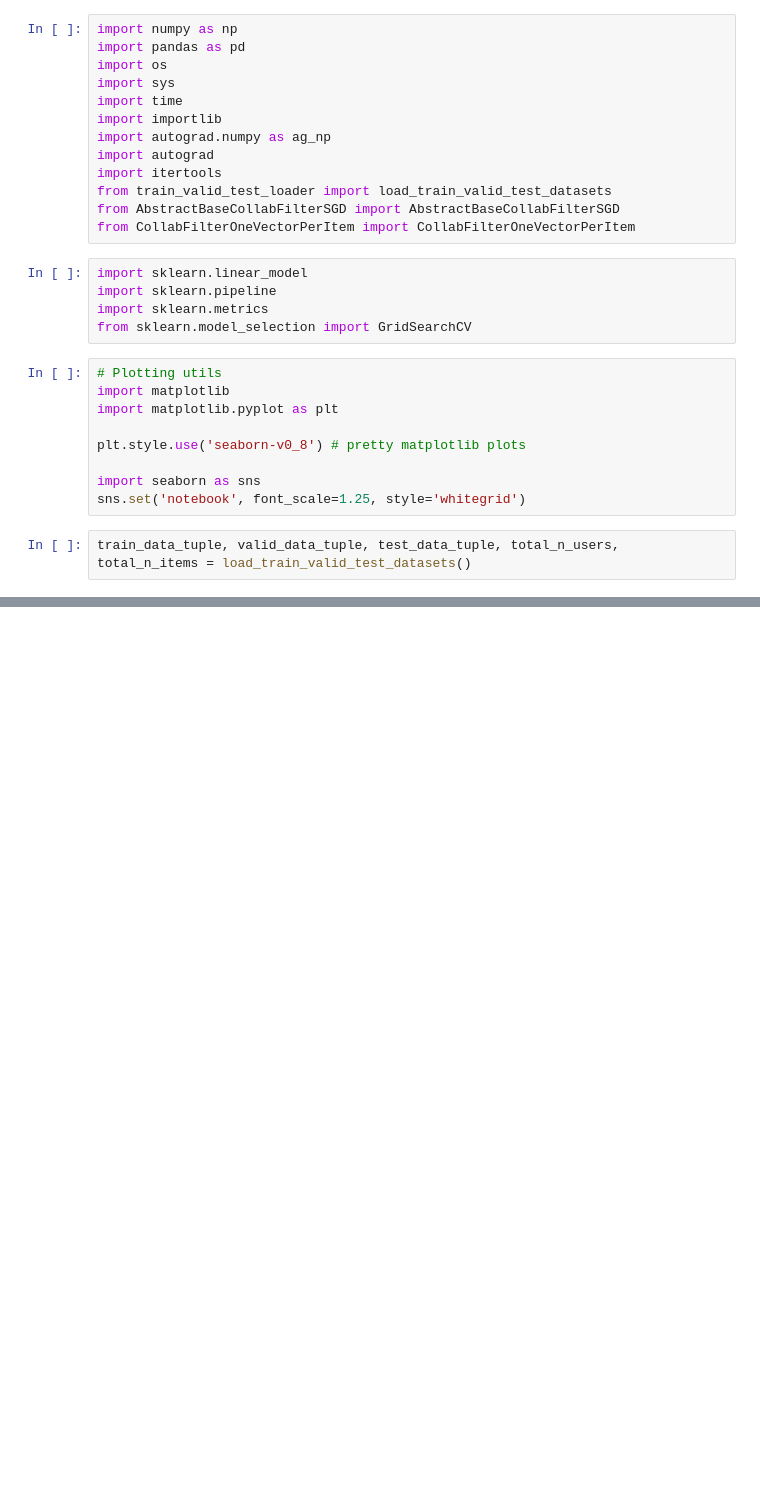
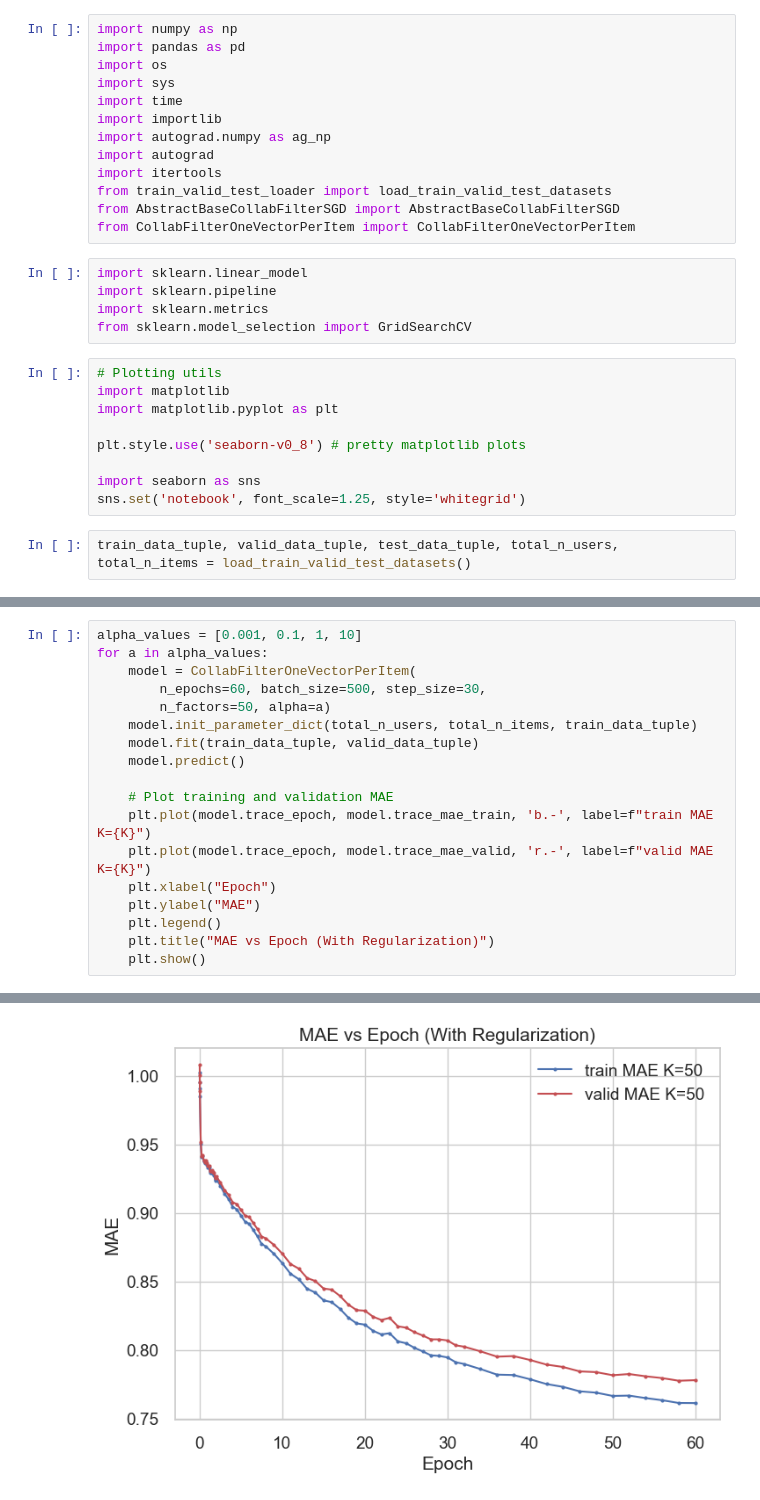
Before and after one commit to ManuP6789/cs135-24f-assignments, a Jupyter notebook: projectB/problem1.ipynb, the cells around one changed output, grey strips where cells are left out. Drawn from its saved outputs; the diff is of its cells as text; blank space fills up the shorter version.

```diff
--- a/projectB/problem1.ipynb
+++ b/projectB/problem1.ipynb
@@ -51,0 +102,19 @@ epoch       9.857 | loss_total     0.00015 | train_MAE     1.00036 | valid_MAE
+# %%
+alpha_values = [0.001, 0.1, 1, 10]
+for a in alpha_values:
+    model = CollabFilterOneVectorPerItem(
+        n_epochs=60, batch_size=500, step_size=30,
+        n_factors=50, alpha=a)
+    model.init_parameter_dict(total_n_users, total_n_items, train_data_tuple)
+    model.fit(train_data_tuple, valid_data_tuple)
+    model.predict()
+
+    # Plot training and validation MAE
+    plt.plot(model.trace_epoch, model.trace_mae_train, 'b.-', label=f"train MAE K={K}")
+    plt.plot(model.trace_epoch, model.trace_mae_valid, 'r.-', label=f"valid MAE K={K}")
+    plt.xlabel("Epoch")
+    plt.ylabel("MAE")
+    plt.legend()
+    plt.title("MAE vs Epoch (With Regularization)")
+    plt.show()
+# %% [output]
@@ -51,0 +138 @@ epoch       9.857 | loss_total     0.00015 | train_MAE     1.00036 | valid_MAE
+[figure, added]
```
Also changed, not shown: parts of 4 cells of this notebook, 1 other file.
